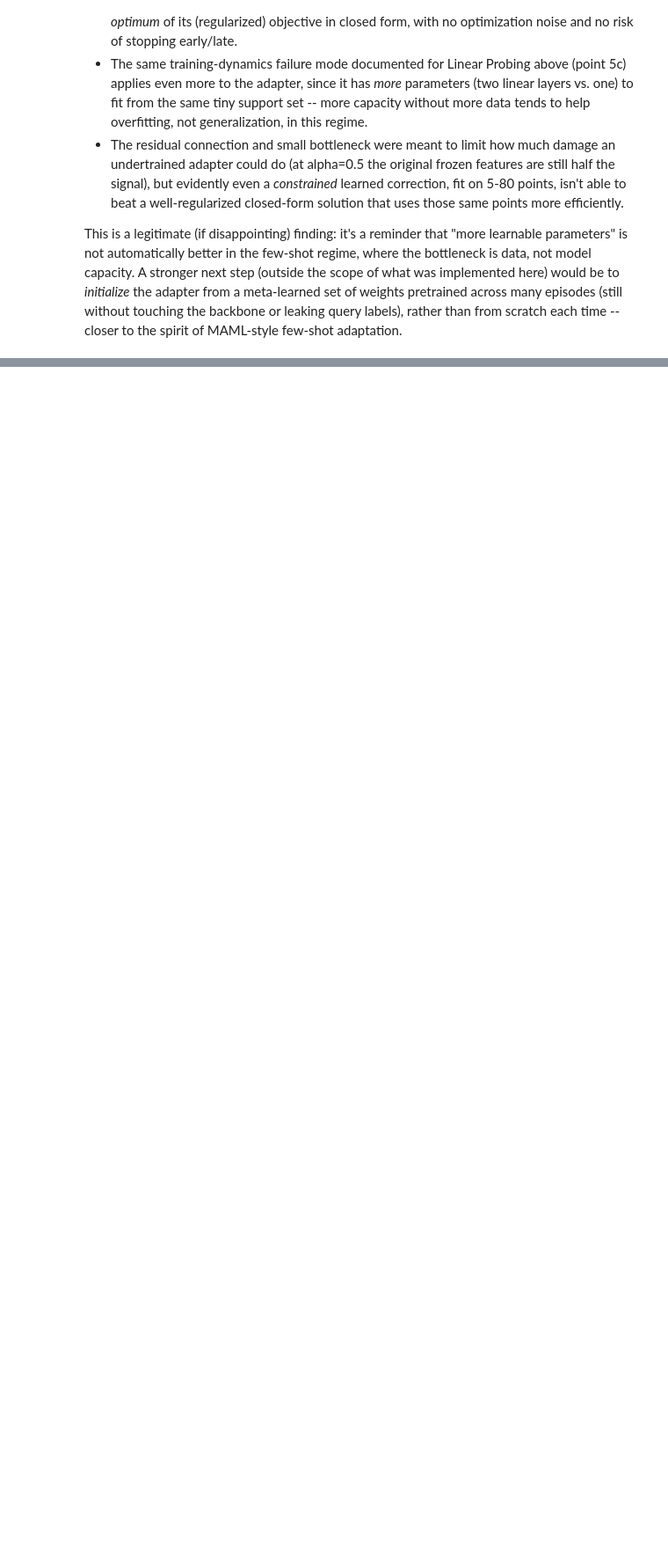
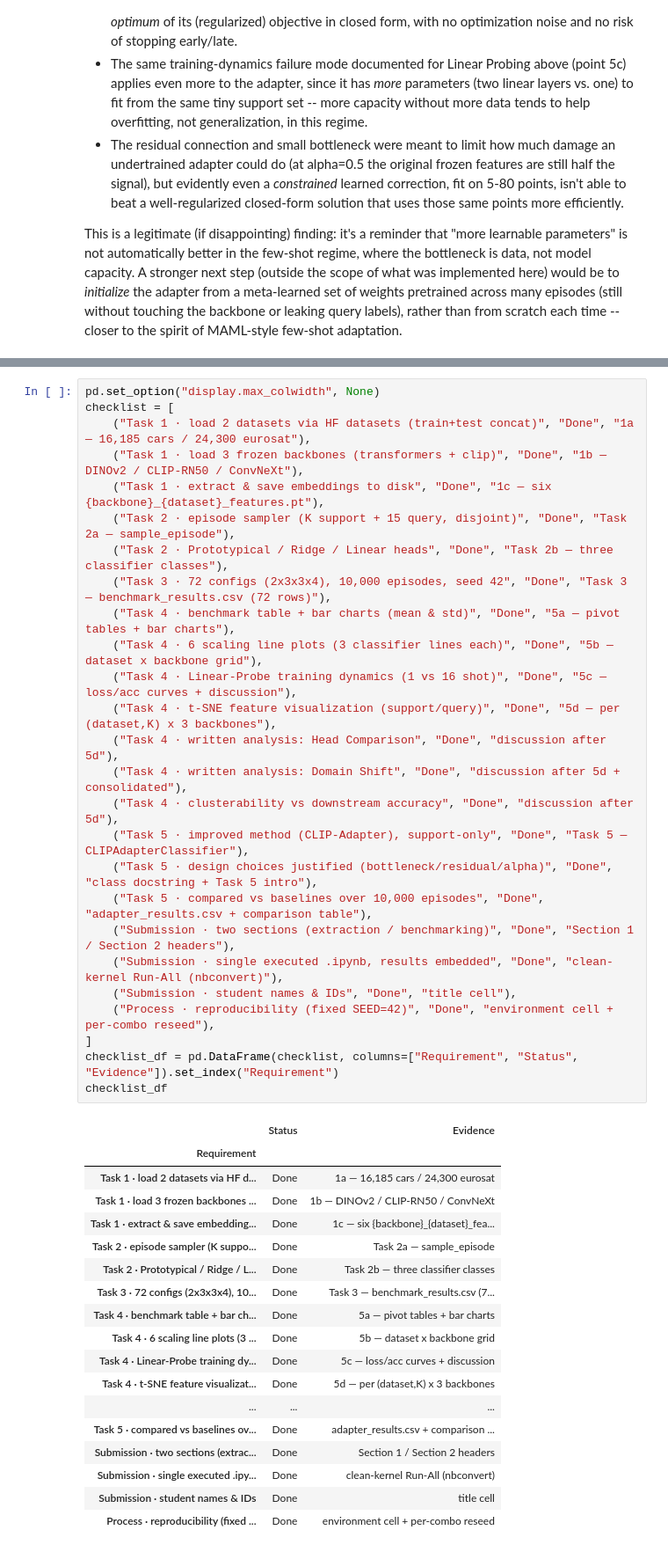
Before and after one commit to eyalsht/cv-hw2-few-shot-benchmarking, a Jupyter notebook: cv_hw2_312359284_314884834.ipynb, the cells around one changed output, grey strips where cells are left out. Shown at 88% size. Cells and saved outputs as stored; diff of their text form; blank space fills up the shorter version.

```diff
--- a/HW2.ipynb
+++ b/cv_hw2_312359284_314884834.ipynb
@@ -860,0 +1080,45 @@ This is a legitimate (if disappointing) finding: it's a reminder that "more lear
+# %%
+pd.set_option("display.max_colwidth", None)
+checklist = [
+    ("Task 1 · load 2 datasets via HF datasets (train+test concat)", "Done", "1a — 16,185 cars / 24,300 eurosat"),
+    ("Task 1 · load 3 frozen backbones (transformers + clip)", "Done", "1b — DINOv2 / CLIP-RN50 / ConvNeXt"),
+    ("Task 1 · extract & save embeddings to disk", "Done", "1c — six {backbone}_{dataset}_features.pt"),
+    ("Task 2 · episode sampler (K support + 15 query, disjoint)", "Done", "Task 2a — sample_episode"),
+    ("Task 2 · Prototypical / Ridge / Linear heads", "Done", "Task 2b — three classifier classes"),
+    ("Task 3 · 72 configs (2x3x3x4), 10,000 episodes, seed 42", "Done", "Task 3 — benchmark_results.csv (72 rows)"),
+    ("Task 4 · benchmark table + bar charts (mean & std)", "Done", "5a — pivot tables + bar charts"),
+    ("Task 4 · 6 scaling line plots (3 classifier lines each)", "Done", "5b — dataset x backbone grid"),
+    ("Task 4 · Linear-Probe training dynamics (1 vs 16 shot)", "Done", "5c — loss/acc curves + discussion"),
+    ("Task 4 · t-SNE feature visualization (support/query)", "Done", "5d — per (dataset,K) x 3 backbones"),
+    ("Task 4 · written analysis: Head Comparison", "Done", "discussion after 5d"),
+    ("Task 4 · written analysis: Domain Shift", "Done", "discussion after 5d + consolidated"),
+    ("Task 4 · clusterability vs downstream accuracy", "Done", "discussion after 5d"),
+    ("Task 5 · improved method (CLIP-Adapter), support-only", "Done", "Task 5 — CLIPAdapterClassifier"),
+    ("Task 5 · design choices justified (bottleneck/residual/alpha)", "Done", "class docstring + Task 5 intro"),
+    ("Task 5 · compared vs baselines over 10,000 episodes", "Done", "adapter_results.csv + comparison table"),
+    ("Submission · two sections (extraction / benchmarking)", "Done", "Section 1 / Section 2 headers"),
+    ("Submission · single executed .ipynb, results embedded", "Done", "clean-kernel Run-All (nbconvert)"),
+    ("Submission · student names & IDs", "Done", "title cell"),
+    ("Process · reproducibility (fixed SEED=42)", "Done", "environment cell + per-combo reseed"),
+]
+checklist_df = pd.DataFrame(checklist, columns=["Requirement", "Status", "Evidence"]).set_index("Requirement")
+checklist_df
+# %% [output]
+|  | Status | Evidence |
+| Requirement |  |  |
+| Task 1 · load 2 datasets via HF d... | Done | 1a — 16,185 cars / 24,300 eurosat |
+| Task 1 · load 3 frozen backbones ... | Done | 1b — DINOv2 / CLIP-RN50 / ConvNeXt |
+| Task 1 · extract & save embedding... | Done | 1c — six {backbone}_{dataset}_fea... |
+| Task 2 · episode sampler (K suppo... | Done | Task 2a — sample_episode |
+| Task 2 · Prototypical / Ridge / L... | Done | Task 2b — three classifier classes |
+| Task 3 · 72 configs (2x3x3x4), 10... | Done | Task 3 — benchmark_results.csv (7... |
+| Task 4 · benchmark table + bar ch... | Done | 5a — pivot tables + bar charts |
+| Task 4 · 6 scaling line plots (3 ... | Done | 5b — dataset x backbone grid |
+| Task 4 · Linear-Probe training dy... | Done | 5c — loss/acc curves + discussion |
+| Task 4 · t-SNE feature visualizat... | Done | 5d — per (dataset,K) x 3 backbones |
+| ... | ... | ... |
+| Task 5 · compared vs baselines ov... | Done | adapter_results.csv + comparison ... |
+| Submission · two sections (extrac... | Done | Section 1 / Section 2 headers |
+| Submission · single executed .ipy... | Done | clean-kernel Run-All (nbconvert) |
+| Submission · student names & IDs | Done | title cell |
+| Process · reproducibility (fixed ... | Done | environment cell + per-combo reseed |
```
Also changed, not shown: parts of 19 cells of this notebook, 1 other file.
